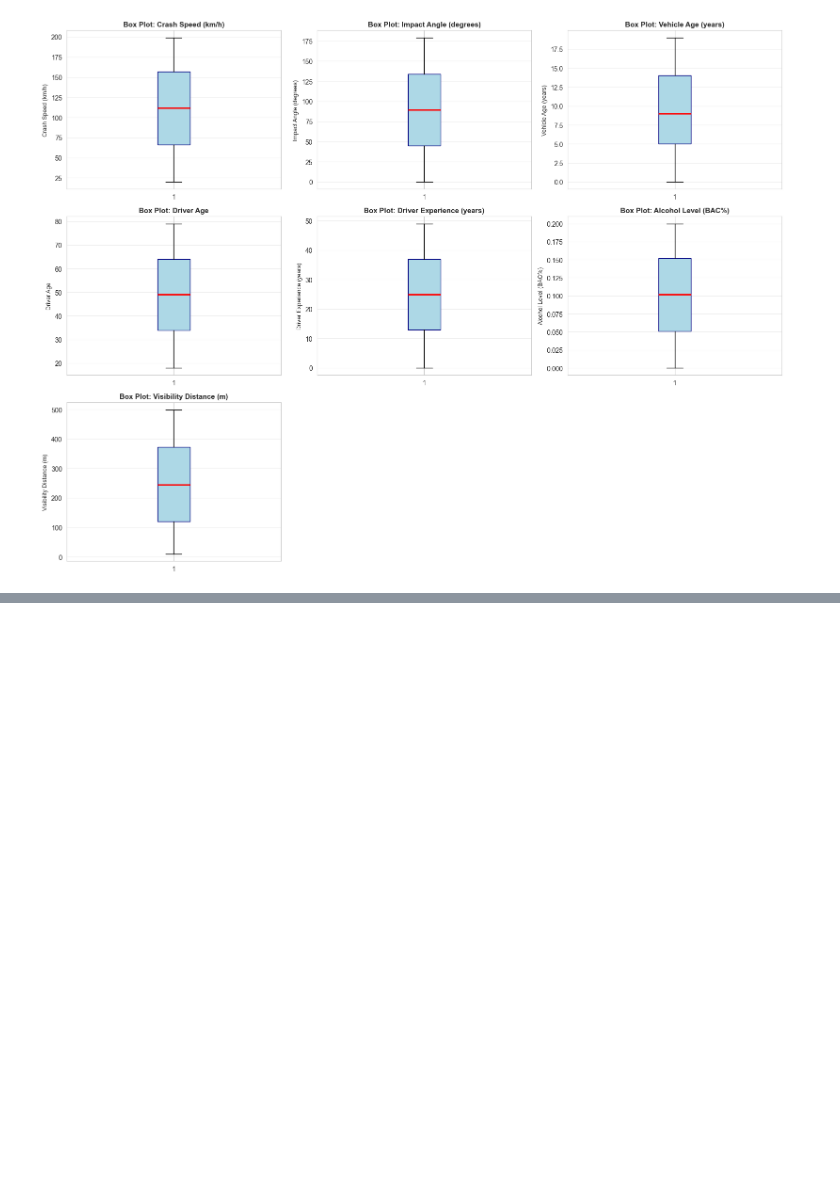
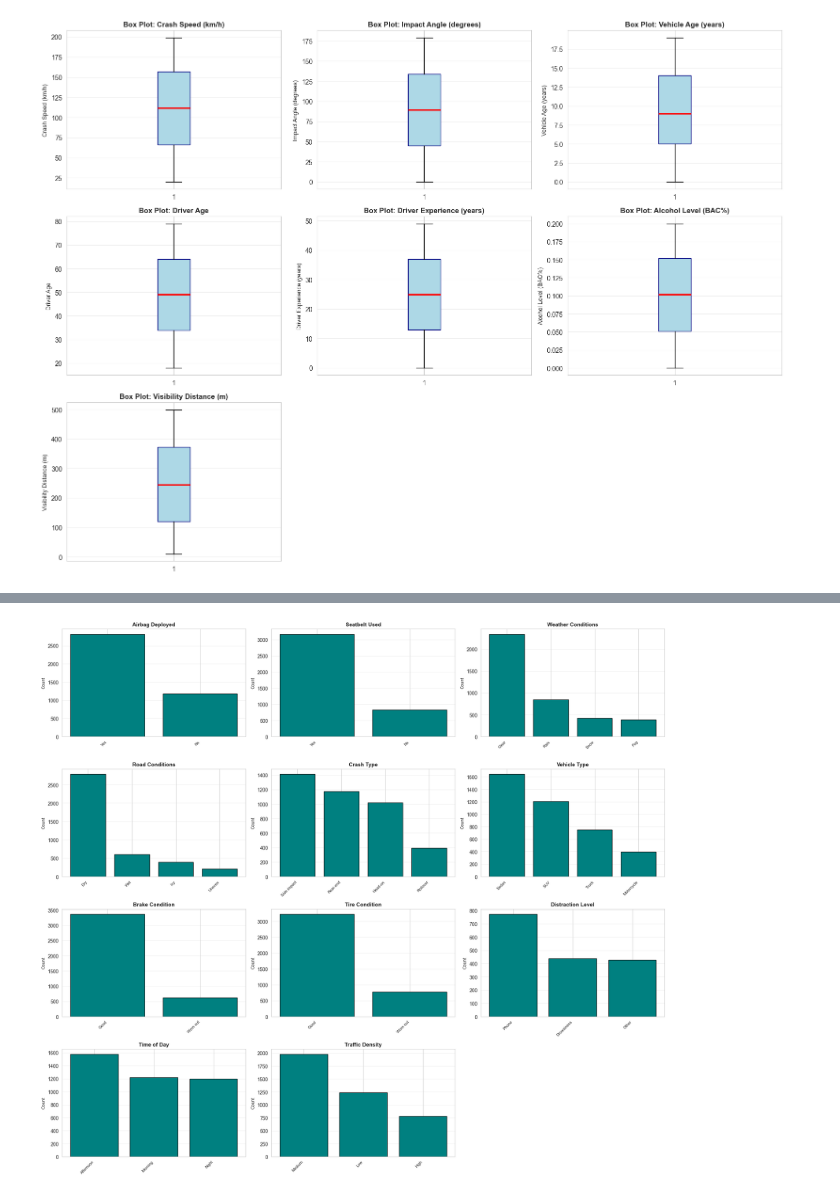
Before and after one commit to PAIshanMadusha/car-crash-severity-prediction-model, a Jupyter notebook: notebooks/car_crash_severity_prediction.ipynb, the cells around one changed output, grey strips where cells are left out. Cells and saved outputs as stored; diff of their text form; code cells hidden in the pictures; blank space fills up the shorter version.

Commit message:
Analysis and visualization of categorical features

```diff
--- a/notebooks/car_crash_severity_prediction.ipynb
+++ b/notebooks/car_crash_severity_prediction.ipynb
@@ -256,0 +259,12 @@ plt.show()
+# %%
+# List of categorical columns for further analysis
+categorical_cols = ['Airbag Deployed', 'Seatbelt Used', 'Weather Conditions',
+                    'Road Conditions', 'Crash Type', 'Vehicle Type',
+                    'Brake Condition', 'Tire Condition', 'Distraction Level',
+                    'Time of Day', 'Traffic Density']
+# %%
+# Value counts for each categorical feature
+for col in categorical_cols:
+    print(f"\nCategory | Value Counts:")
+    print(data[col].value_counts())
+    print(f"Unique values: {data[col].nunique()}")
@@ -256,0 +289,23 @@ plt.show()
+# %%
+# Visualize distributions of categorical features
+fig, axes = plt.subplots(4, 3, figsize=(18, 16))
+axes = axes.ravel()
+
+# Loop to plot bar charts for each categorical column
+for idx, col in enumerate(categorical_cols):
+    value_counts = data[col].value_counts()
+    axes[idx].bar(range(len(value_counts)), value_counts.values, color='teal', edgecolor='black')
+    axes[idx].set_title(f'{col}', fontsize=11, fontweight='bold')
+    axes[idx].set_xticks(range(len(value_counts)))
+    axes[idx].set_xticklabels(value_counts.index, rotation=45, ha='right', fontsize=8)
+    axes[idx].set_ylabel('Count', fontsize=9)
+    axes[idx].grid(axis='y', alpha=0.3)
+
+# Remove extra subplots
+for idx in range(len(categorical_cols), len(axes)):
+    fig.delaxes(axes[idx])
+
+plt.tight_layout()
+plt.show()
+# %% [output]
+[figure, added]
```
Also changed, not shown: parts of 2 cells of this notebook.
